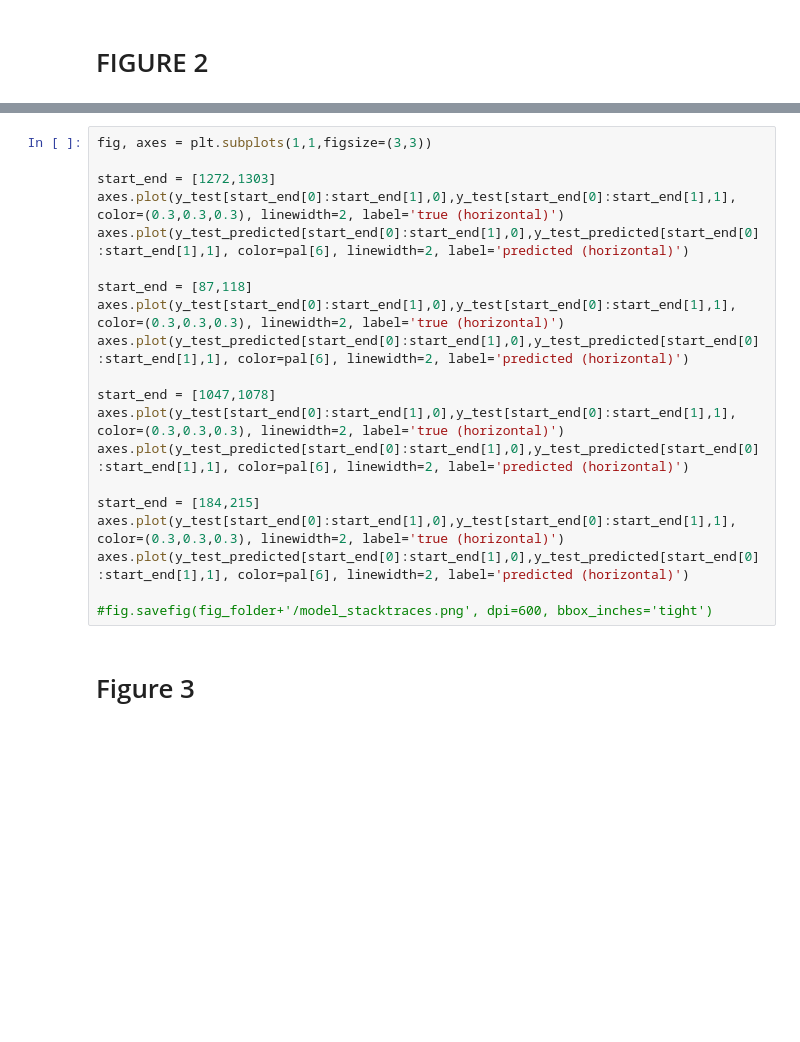
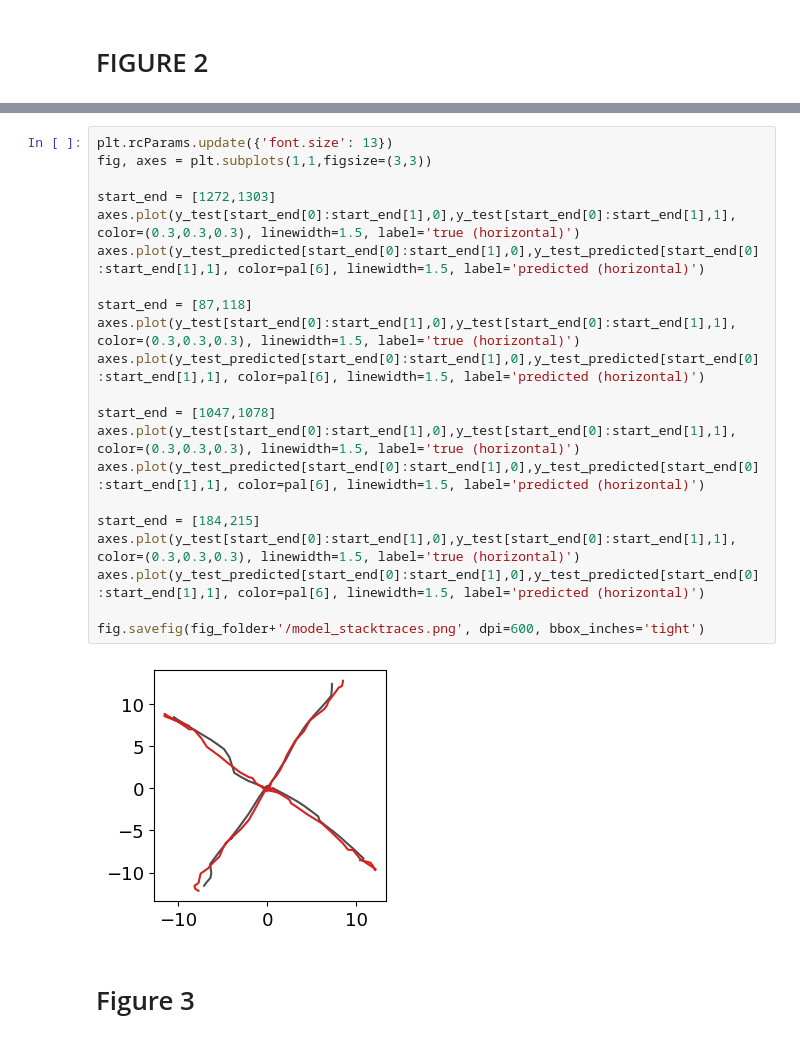
Before and after one commit to mayolabvision/NeuralDecoding, a Jupyter notebook: analyses/GRC_figures.ipynb, the cells around one changed output, grey strips where cells are left out. Drawn from its saved outputs; the diff is of its cells as text; blank space fills up the shorter version.

```diff
--- a/analyses/GRC_figures.ipynb
+++ b/analyses/GRC_figures.ipynb
@@ -130,23 +142,26 @@ axes[0,1].legend(loc='lower center', bbox_to_anchor=(-0.12, 0.95),
 # %%
+plt.rcParams.update({'font.size': 13})
 fig, axes = plt.subplots(1,1,figsize=(3,3))
 
 start_end = [1272,1303]
-axes.plot(y_test[start_end[0]:start_end[1],0],y_test[start_end[0]:start_end[1],1], color=(0.3,0.3,0.3), linewidth=2, label='true (horizontal)')
-axes.plot(y_test_predicted[start_end[0]:start_end[1],0],y_test_predicted[start_end[0]:start_end[1],1], color=pal[6], linewidth=2, label='predicted (horizontal)')
+axes.plot(y_test[start_end[0]:start_end[1],0],y_test[start_end[0]:start_end[1],1], color=(0.3,0.3,0.3), linewidth=1.5, label='true (horizontal)')
+axes.plot(y_test_predicted[start_end[0]:start_end[1],0],y_test_predicted[start_end[0]:start_end[1],1], color=pal[6], linewidth=1.5, label='predicted (horizontal)')
 
 start_end = [87,118]
-axes.plot(y_test[start_end[0]:start_end[1],0],y_test[start_end[0]:start_end[1],1], color=(0.3,0.3,0.3), linewidth=2, label='true (horizontal)')
-axes.plot(y_test_predicted[start_end[0]:start_end[1],0],y_test_predicted[start_end[0]:start_end[1],1], color=pal[6], linewidth=2, label='predicted (horizontal)')
+axes.plot(y_test[start_end[0]:start_end[1],0],y_test[start_end[0]:start_end[1],1], color=(0.3,0.3,0.3), linewidth=1.5, label='true (horizontal)')
+axes.plot(y_test_predicted[start_end[0]:start_end[1],0],y_test_predicted[start_end[0]:start_end[1],1], color=pal[6], linewidth=1.5, label='predicted (horizontal)')
 
 start_end = [1047,1078]
-axes.plot(y_test[start_end[0]:start_end[1],0],y_test[start_end[0]:start_end[1],1], color=(0.3,0.3,0.3), linewidth=2, label='true (horizontal)')
-axes.plot(y_test_predicted[start_end[0]:start_end[1],0],y_test_predicted[start_end[0]:start_end[1],1], color=pal[6], linewidth=2, label='predicted (horizontal)')
+axes.plot(y_test[start_end[0]:start_end[1],0],y_test[start_end[0]:start_end[1],1], color=(0.3,0.3,0.3), linewidth=1.5, label='true (horizontal)')
+axes.plot(y_test_predicted[start_end[0]:start_end[1],0],y_test_predicted[start_end[0]:start_end[1],1], color=pal[6], linewidth=1.5, label='predicted (horizontal)')
 
 start_end = [184,215]
-axes.plot(y_test[start_end[0]:start_end[1],0],y_test[start_end[0]:start_end[1],1], color=(0.3,0.3,0.3), linewidth=2, label='true (horizontal)')
-axes.plot(y_test_predicted[start_end[0]:start_end[1],0],y_test_predicted[start_end[0]:start_end[1],1], color=pal[6], linewidth=2, label='predicted (horizontal)')
+axes.plot(y_test[start_end[0]:start_end[1],0],y_test[start_end[0]:start_end[1],1], color=(0.3,0.3,0.3), linewidth=1.5, label='true (horizontal)')
+axes.plot(y_test_predicted[start_end[0]:start_end[1],0],y_test_predicted[start_end[0]:start_end[1],1], color=pal[6], linewidth=1.5, label='predicted (horizontal)')
 
-#fig.savefig(fig_folder+'/model_stacktraces.png', dpi=600, bbox_inches='tight')
+fig.savefig(fig_folder+'/model_stacktraces.png', dpi=600, bbox_inches='tight')
+# %% [output]
+[figure, added]
 # %% [markdown]
 # Figure 3
 # %%
```
Also changed, not shown: parts of 18 cells of this notebook, 8 other files.
